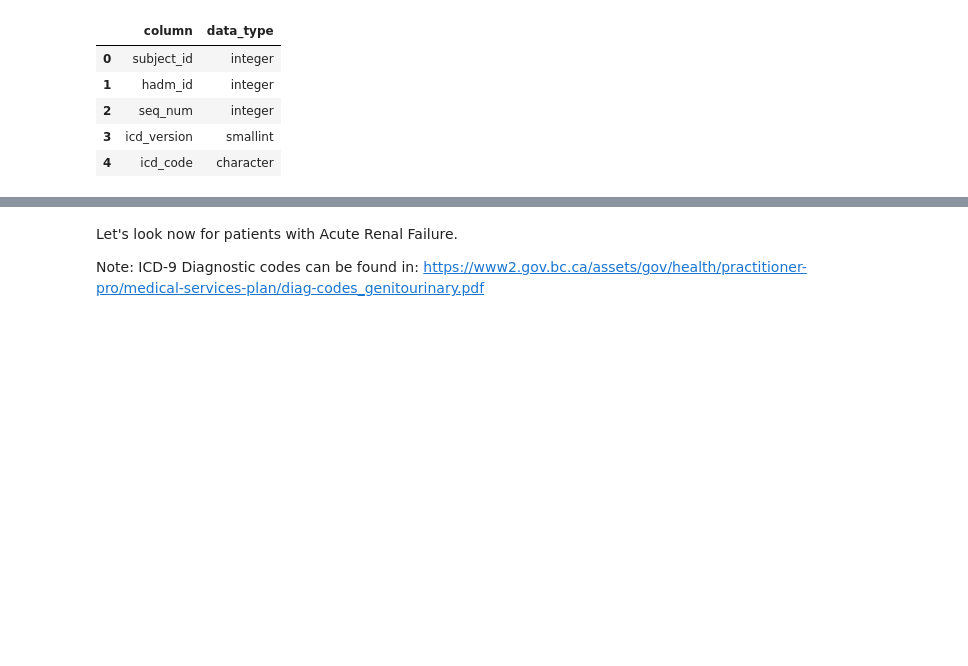
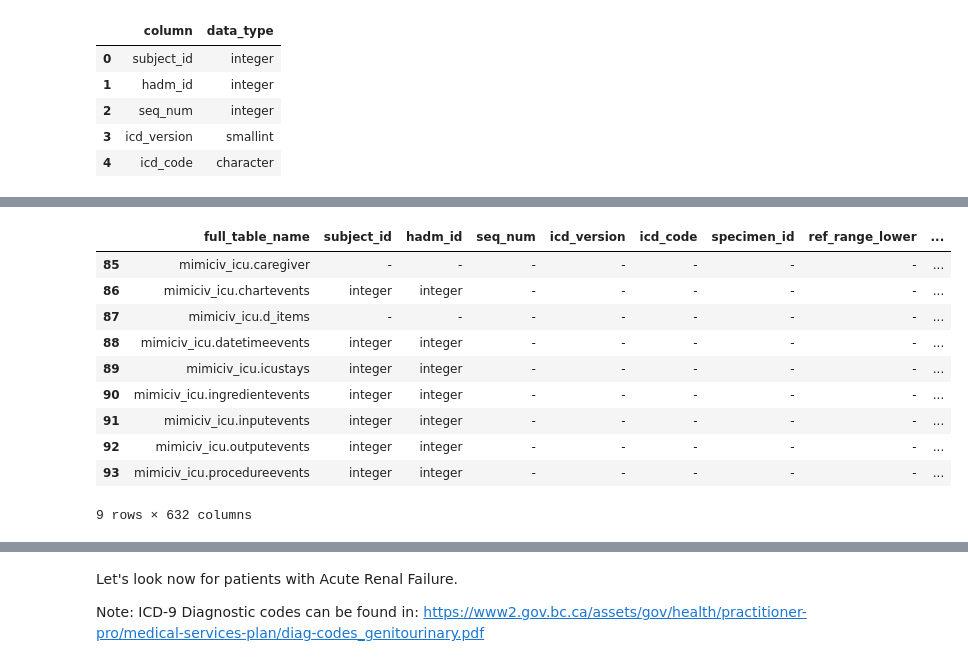
Before and after one commit to charicf/DoctorDisease2.0_AKI, a Jupyter notebook: ml_model/EDA/mimic_iv_eda.ipynb, the cells around one changed output, grey strips where cells are left out. Drawn from its saved outputs; the diff is of its cells as text; code cells hidden in the pictures; blank space fills up the shorter version.

```diff
--- a/ml_model/EDA/mimic_iv_eda.ipynb
+++ b/ml_model/EDA/mimic_iv_eda.ipynb
@@ -104,0 +115,14 @@ pd.DataFrame.from_dict(
+# %%
+tables[tables.parent_table == "mimiciv_icu"]
+# %% [output]
+|  | full_table_name | subject_id | hadm_id | seq_num | icd_version | icd_code | specimen_id | ref_range_lower | ... |
+| 85 | mimiciv_icu.caregiver | - | - | - | - | - | - | - | ... |
+| 86 | mimiciv_icu.chartevents | integer | integer | - | - | - | - | - | ... |
+| 87 | mimiciv_icu.d_items | - | - | - | - | - | - | - | ... |
+| 88 | mimiciv_icu.datetimeevents | integer | integer | - | - | - | - | - | ... |
+| 89 | mimiciv_icu.icustays | integer | integer | - | - | - | - | - | ... |
+| 90 | mimiciv_icu.ingredientevents | integer | integer | - | - | - | - | - | ... |
+| 91 | mimiciv_icu.inputevents | integer | integer | - | - | - | - | - | ... |
+| 92 | mimiciv_icu.outputevents | integer | integer | - | - | - | - | - | ... |
+| 93 | mimiciv_icu.procedureevents | integer | integer | - | - | - | - | - | ... |
+9 rows × 632 columns
```
Also changed, not shown: parts of 10 cells of this notebook.
